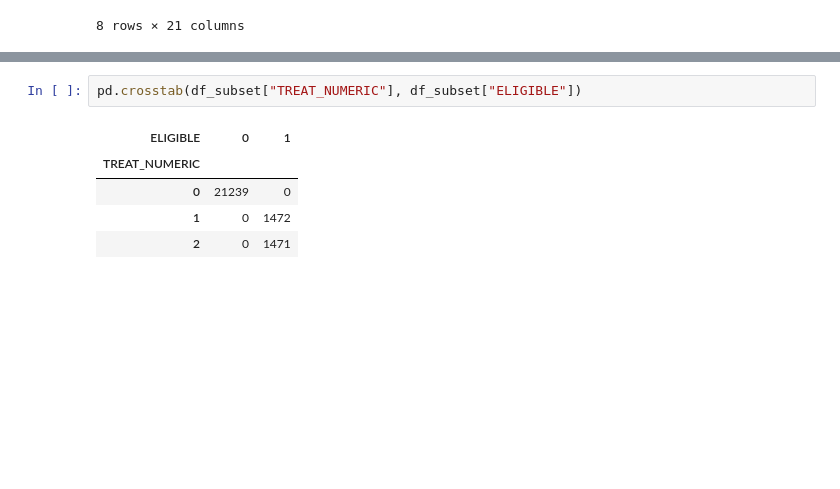
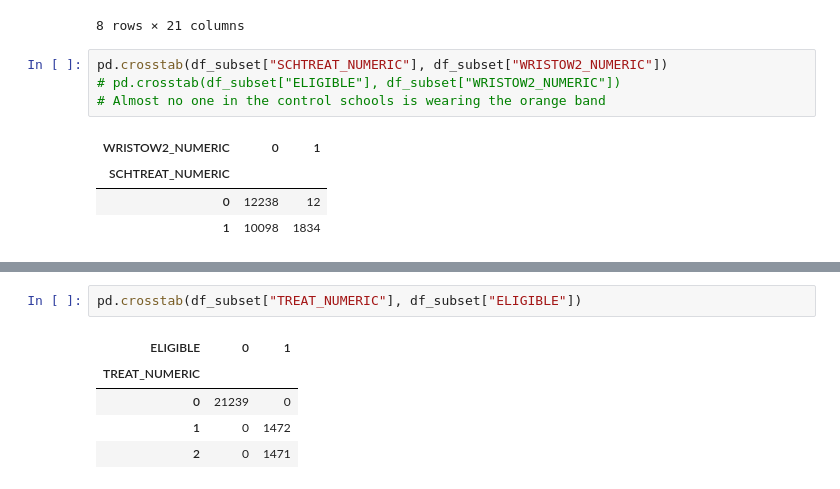
Before and after one commit to barwein/BayesProxyNets, a Jupyter notebook: Data/Palluck_et_al/Data_analysis.ipynb, the cells around one changed output, grey strips where cells are left out. Cells and saved outputs as stored; diff of their text form; blank space fills up the shorter version.

```diff
--- a/Data/Palluck_et_al/Data_analysis.ipynb
+++ b/Data/Palluck_et_al/Data_analysis.ipynb
@@ -138,3 +138,12 @@ df_subset.describe()
 | 75% | 45.000000 | 1.000000 | 0.000000 | 45207.750000 | 0.000000 | 0.000000 | 1.000000 | 1.000000 | ... |
 | max | 60.000000 | 1.000000 | 2.000000 | 60674.000000 | 1.000000 | 1.000000 | 1.000000 | 1.000000 | ... |
 8 rows × 21 columns
+# %%
+pd.crosstab(df_subset["SCHTREAT_NUMERIC"], df_subset["WRISTOW2_NUMERIC"])
+# pd.crosstab(df_subset["ELIGIBLE"], df_subset["WRISTOW2_NUMERIC"])
+# Almost no one in the control schools is wearing the orange band
+# %% [output]
+| WRISTOW2_NUMERIC | 0 | 1 |
+| SCHTREAT_NUMERIC |  |  |
+| 0 | 12238 | 12 |
+| 1 | 10098 | 1834 |
```
Also changed, not shown: parts of 17 cells of this notebook, 2 other files.
